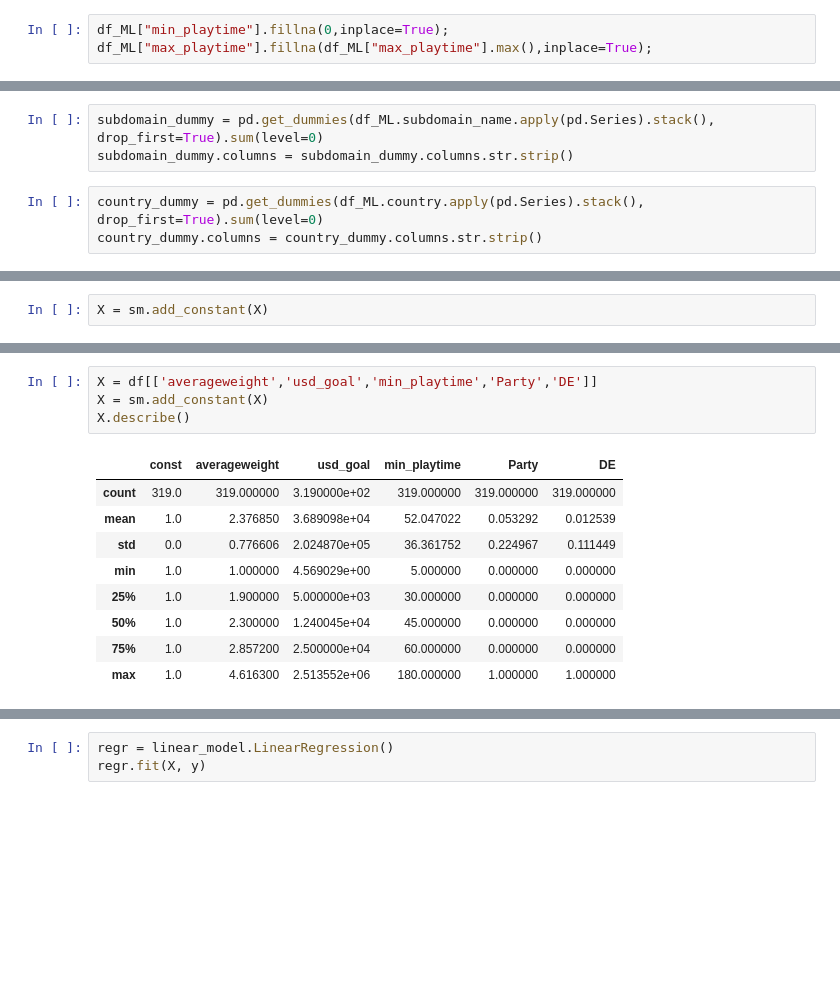
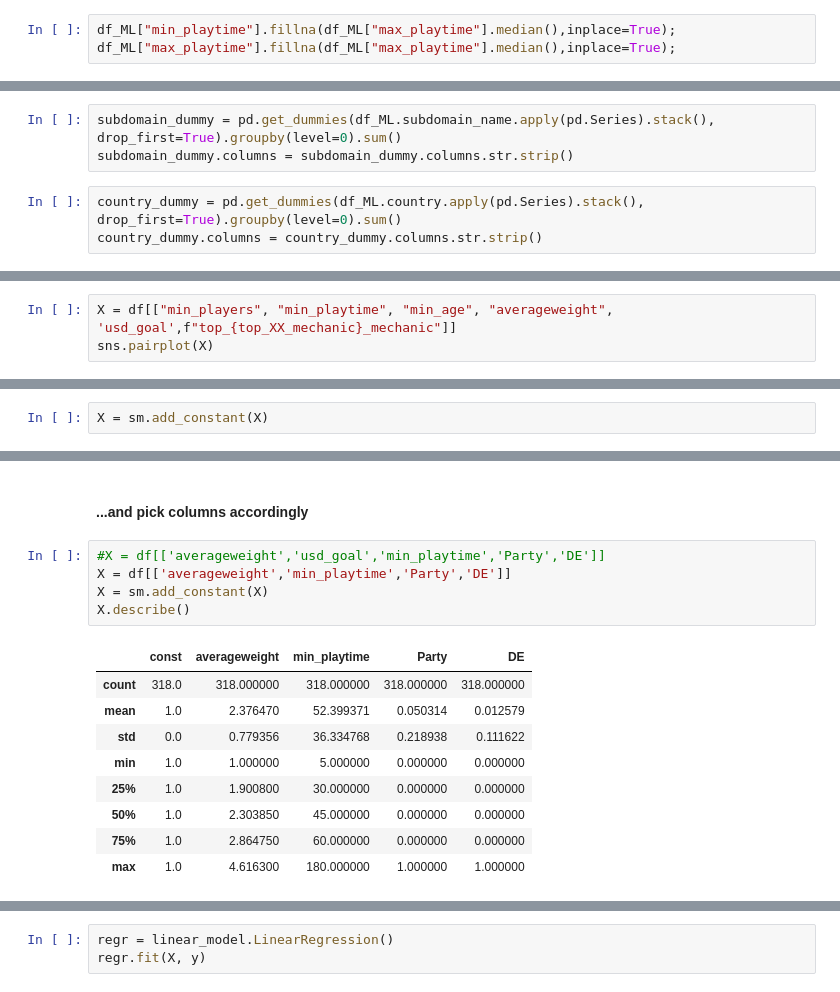
Before and after one commit to Daily-Lama-Capstone/Daily-Lama-Capstone, a Jupyter notebook: linear_regression_testfield_Christopher.ipynb, the cells around one changed output, grey strips where cells are left out. Saved outputs shown, nothing was run; the diff lists cells and outputs as text; blank space fills up the shorter version.

```diff
--- a/linear_regression_testfield_Christopher.ipynb
+++ b/linear_regression_testfield_Christopher.ipynb
@@ -92,3 +101,3 @@ df_ML = df_ks_sub_main[['country','usd_pledged','subdomain_name','min_players','
 # %%
-df_ML["min_playtime"].fillna(0,inplace=True);
-df_ML["max_playtime"].fillna(df_ML["max_playtime"].max(),inplace=True);
+df_ML["min_playtime"].fillna(df_ML["max_playtime"].median(),inplace=True);
+df_ML["max_playtime"].fillna(df_ML["max_playtime"].median(),inplace=True);
@@ -139,8 +111,8 @@ memory usage: 27.4+ KB
 # %%
-subdomain_dummy = pd.get_dummies(df_ML.subdomain_name.apply(pd.Series).stack(), drop_first=True).sum(level=0)
+subdomain_dummy = pd.get_dummies(df_ML.subdomain_name.apply(pd.Series).stack(), drop_first=True).groupby(level=0).sum()
 subdomain_dummy.columns = subdomain_dummy.columns.str.strip()
 # %%
-country_dummy = pd.get_dummies(df_ML.country.apply(pd.Series).stack(), drop_first=True).sum(level=0)
+country_dummy = pd.get_dummies(df_ML.country.apply(pd.Series).stack(), drop_first=True).groupby(level=0).sum()
 country_dummy.columns = country_dummy.columns.str.strip()
 # %%
 df = pd.concat([df_ML,subdomain_dummy], axis=1)
@@ -168,0 +136,3 @@ X = df[['AU', 'BE', 'CA', 'CH', 'DE', 'ES', 'FR', 'GB', 'HK', 'IT', 'NL', 'NO',
+# %%
+X = df[["min_players", "min_playtime", "min_age", "averageweight", 'usd_goal',f"top_{top_XX_mechanic}_mechanic"]]
+sns.pairplot(X)
@@ -216,18 +191,21 @@ Notes:
 strong multicollinearity or other numerical problems.
+# %% [markdown]
+#### ...and pick columns accordingly
 # %%
-X = df[['averageweight','usd_goal','min_playtime','Party','DE']]
+#X = df[['averageweight','usd_goal','min_playtime','Party','DE']]
+X = df[['averageweight','min_playtime','Party','DE']]
 X = sm.add_constant(X)
 X.describe()
 # %% [output]
-|  | const | averageweight | usd_goal | min_playtime | Party | DE |
-| count | 319.0 | 319.000000 | 3.190000e+02 | 319.000000 | 319.000000 | 319.000000 |
-| mean | 1.0 | 2.376850 | 3.689098e+04 | 52.047022 | 0.053292 | 0.012539 |
-| std | 0.0 | 0.776606 | 2.024870e+05 | 36.361752 | 0.224967 | 0.111449 |
-| min | 1.0 | 1.000000 | 4.569029e+00 | 5.000000 | 0.000000 | 0.000000 |
-| 25% | 1.0 | 1.900000 | 5.000000e+03 | 30.000000 | 0.000000 | 0.000000 |
-| 50% | 1.0 | 2.300000 | 1.240045e+04 | 45.000000 | 0.000000 | 0.000000 |
-| 75% | 1.0 | 2.857200 | 2.500000e+04 | 60.000000 | 0.000000 | 0.000000 |
-| max | 1.0 | 4.616300 | 2.513552e+06 | 180.000000 | 1.000000 | 1.000000 |
+|  | const | averageweight | min_playtime | Party | DE |
+| count | 318.0 | 318.000000 | 318.000000 | 318.000000 | 318.000000 |
+| mean | 1.0 | 2.376470 | 52.399371 | 0.050314 | 0.012579 |
+| std | 0.0 | 0.779356 | 36.334768 | 0.218938 | 0.111622 |
+| min | 1.0 | 1.000000 | 5.000000 | 0.000000 | 0.000000 |
+| 25% | 1.0 | 1.900800 | 30.000000 | 0.000000 | 0.000000 |
+| 50% | 1.0 | 2.303850 | 45.000000 | 0.000000 | 0.000000 |
+| 75% | 1.0 | 2.864750 | 60.000000 | 0.000000 | 0.000000 |
+| max | 1.0 | 4.616300 | 180.000000 | 1.000000 | 1.000000 |
 # %%
 # create an OLS model
 our_model = sm.OLS(y, X)
```
Also changed, not shown: parts of 23 cells of this notebook.
